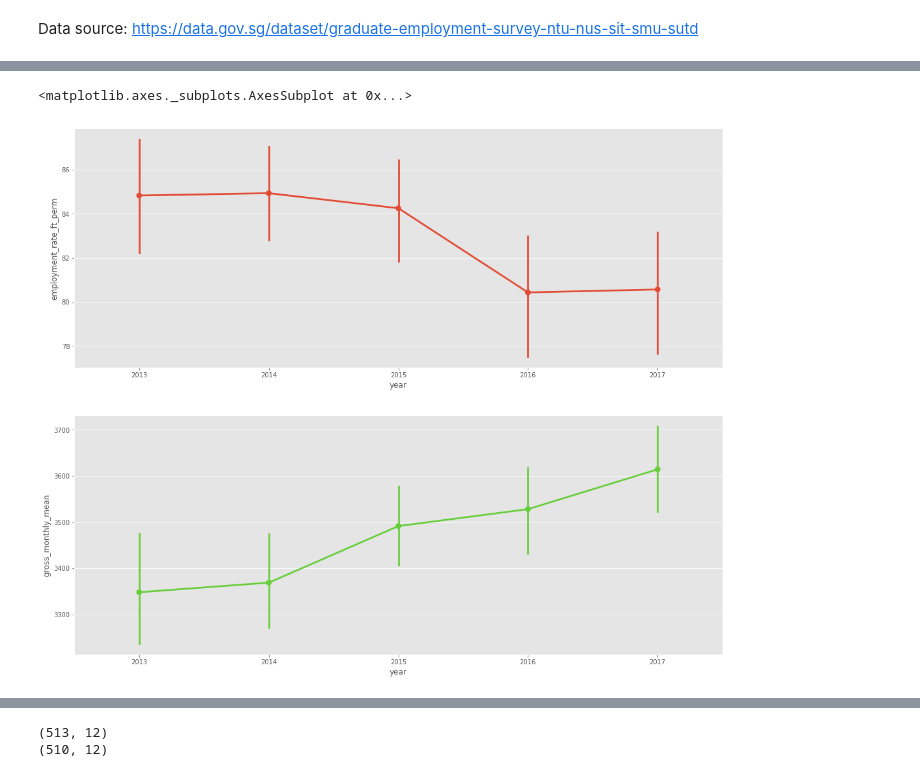
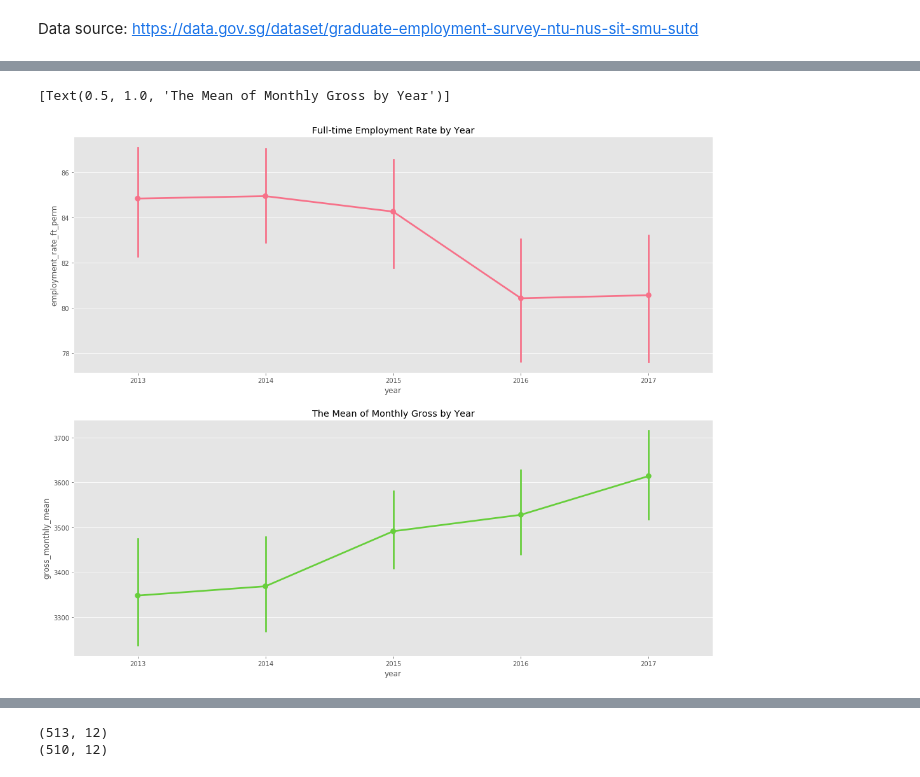
Before and after one commit to MinHyuckChoi/The-Brief, a Jupyter notebook: SG Graguate Employment.ipynb, the cells around one changed output, grey strips where cells are left out. Cells and saved outputs as stored; diff of their text form; code cells hidden in the pictures.

```diff
--- a/SG Graguate Employment.ipynb
+++ b/SG Graguate Employment.ipynb
@@ -7,6 +7,9 @@ import matplotlib as mpl
 import matplotlib.pyplot as plt
 import seaborn as sns
 import csv
+# To create grid in graph
+plt.style.use('ggplot')
+sns.set_palette("husl")
 # %%
 # Removed NULL in excel
 
@@ -42,9 +45,9 @@ memory usage: 48.2+ KB
 # %%
 fig,(ax1,ax2)=plt.subplots(nrows=2)
 fig.set_size_inches(18,15)
-sns.pointplot(data=SG_graduate_employment, x="year", y="employment_rate_ft_perm", ax=ax1)
-sns.pointplot(data=SG_graduate_employment, x="year", y="gross_monthly_mean", color="#67ce3b" ,ax=ax2)
+sns.pointplot(data=SG_graduate_employment, x="year", y="employment_rate_ft_perm", ax=ax1).set(title="Full-time Employment Rate by Year")
+sns.pointplot(data=SG_graduate_employment, x="year", y="gross_monthly_mean", color="#67ce3b" ,ax=ax2).set(title="The Mean of Monthly Gross by Year")
 # %% [output]
-<matplotlib.axes._subplots.AxesSubplot at 0x...>
+[Text(0.5, 1.0, 'The Mean of Monthly Gross by Year')]
-[figure, old version]
+[figure, new version]
 # %%
```
Also changed, not shown: parts of 6 cells of this notebook.
